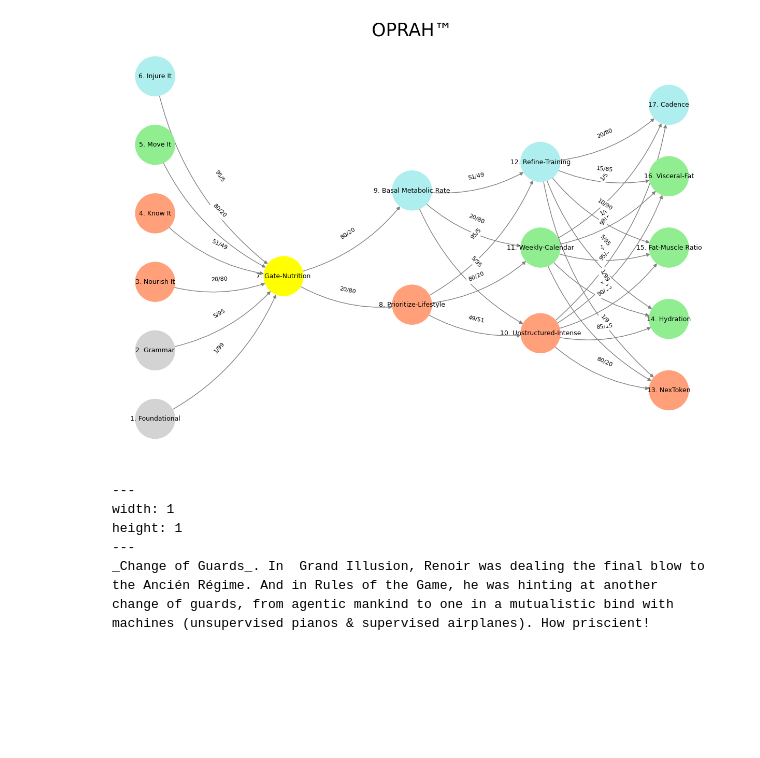
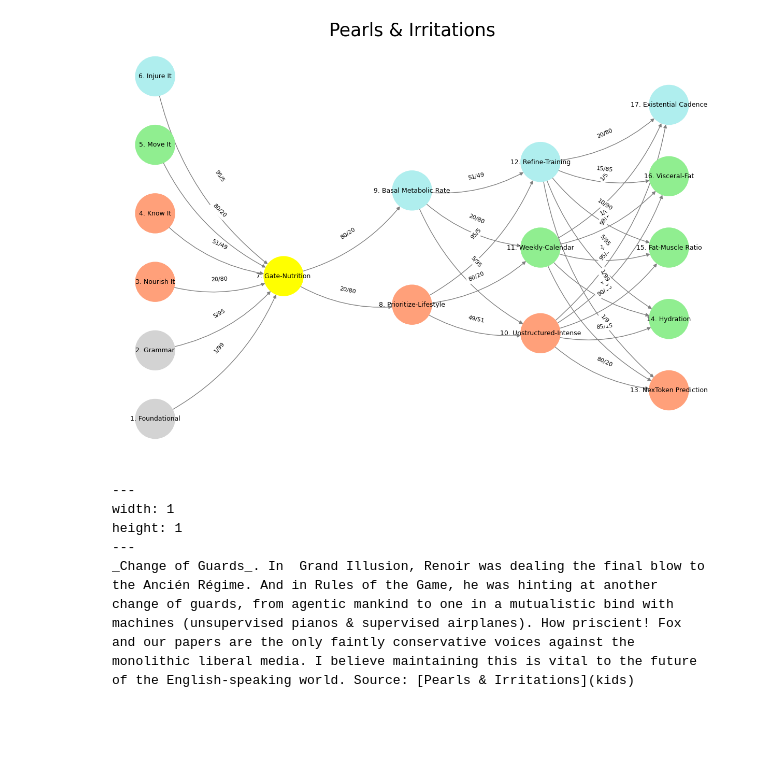
Before and after one commit to abikesa/valuechain, a Jupyter notebook: _sources/act2/chapter3.ipynb, the cells around one changed output. Saved outputs shown, nothing was run; the diff lists cells and outputs as text; code cells hidden in the pictures; blank space fills up the shorter version.

````diff
--- a/_sources/act2/chapter3.ipynb
+++ b/_sources/act2/chapter3.ipynb
@@ -116,16 +116,16 @@ def define_layers():
         'Voir': ['Gate-Nutrition'],
         'Choisis': ['Prioritize-Lifestyle', 'Basal Metabolic Rate'],
         'Deviens': ['Unstructured-Intense', 'Weekly-Calendar', 'Refine-Training'],
-        "M'èléve": ['NexToken', 'Hydration', 'Fat-Muscle Ratio', 'Visceral-Fat', 'Cadence']
+        "M'èléve": ['NexToken Prediction', 'Hydration', 'Fat-Muscle Ratio', 'Visceral-Fat', 'Existential Cadence']
     }
 
 # Assign colors to nodes
 def assign_colors():
     color_map = {
         'yellow': ['Gate-Nutrition'],
-        'paleturquoise': ['Injure It', 'Basal Metabolic Rate', 'Refine-Training', 'Cadence'],
+        'paleturquoise': ['Injure It', 'Basal Metabolic Rate', 'Refine-Training', 'Existential Cadence'],
         'lightgreen': ["Move It", 'Weekly-Calendar', 'Hydration', 'Visceral-Fat', 'Fat-Muscle Ratio'],
-        'lightsalmon': ['Nourish It', 'Know It', 'Prioritize-Lifestyle', 'Unstructured-Intense', 'NexToken'],
+        'lightsalmon': ['Nourish It', 'Know It', 'Prioritize-Lifestyle', 'Unstructured-Intense', 'NexToken Prediction'],
     }
     return {node: color for color, nodes in color_map.items() for node in nodes}
 
@@ -146,21 +146,21 @@ def define_edges():
         ('Basal Metabolic Rate', 'Unstructured-Intense'): '5/95',
         ('Basal Metabolic Rate', 'Weekly-Calendar'): '20/80',
         ('Basal Metabolic Rate', 'Refine-Training'): '51/49',
-        ('Unstructured-Intense', 'NexToken'): '80/20',
+        ('Unstructured-Intense', 'NexToken Prediction'): '80/20',
         ('Unstructured-Intense', 'Hydration'): '85/15',
         ('Unstructured-Intense', 'Fat-Muscle Ratio'): '90/10',
         ('Unstructured-Intense', 'Visceral-Fat'): '95/5',
-        ('Unstructured-Intense', 'Cadence'): '99/1',
-        ('Weekly-Calendar', 'NexToken'): '1/9',
+        ('Unstructured-Intense', 'Existential Cadence'): '99/1',
+        ('Weekly-Calendar', 'NexToken Prediction'): '1/9',
         ('Weekly-Calendar', 'Hydration'): '1/8',
         ('Weekly-Calendar', 'Fat-Muscle Ratio'): '1/7',
         ('Weekly-Calendar', 'Visceral-Fat'): '1/6',
-        ('Weekly-Calendar', 'Cadence'): '1/5',
-        ('Refine-Training', 'NexToken'): '1/99',
+        ('Weekly-Calendar', 'Existential Cadence'): '1/5',
+        ('Refine-Training', 'NexToken Prediction'): '1/99',
         ('Refine-Training', 'Hydration'): '5/95',
         ('Refine-Training', 'Fat-Muscle Ratio'): '10/90',
         ('Refine-Training', 'Visceral-Fat'): '15/85',
-        ('Refine-Training', 'Cadence'): '20/80'
+        ('Refine-Training', 'Existential Cadence'): '20/80'
     }
 
 # Calculate positions for nodes
@@ -188,35 +188,35 @@ def visualize_nn():
     # Add nodes with new numbered labels and assign positions
     for i, (layer_name, nodes) in enumerate(layers.items()):
         positions = calculate_positions(nodes, x_offset=i * 2)
         for node, position in zip(nodes, positions):
             new_node = mapping[node]
             G.add_node(new_node, layer=layer_name)
             pos[new_node] = position
             node_colors.append(colors.get(node, 'lightgray'))
 
     # Add edges with updated node labels
     for (source, target), weight in edges.items():
         if source in mapping and target in mapping:
             new_source = mapping[source]
             new_target = mapping[target]
             G.add_edge(new_source, new_target, weight=weight)
 
     # Draw the graph
     plt.figure(figsize=(12, 8))
     edges_labels = {(u, v): d["weight"] for u, v, d in G.edges(data=True)}
 
     nx.draw(
         G, pos, with_labels=True, node_color=node_colors, edge_color='gray',
         node_size=3000, font_size=9, connectionstyle="arc3,rad=0.2"
     )
     nx.draw_networkx_edge_labels(G, pos, edge_labels=edges_labels, font_size=8)
-    plt.title("OPRAH™", fontsize=25)
+    plt.title("Pearls & Irritations", fontsize=25)
     plt.show()
 
 # Run the visualization
 visualize_nn()
 # %% [output]
-[figure, old version]
+[figure, new version]
 # %% [markdown]
 
 
@@ -225,7 +225,7 @@ visualize_nn()
 width: 1
 height: 1
 ---
-_Change of Guards_. In  Grand Illusion, Renoir was dealing the final blow to the Ancién Régime. And in Rules of the Game, he was hinting at another change of guards, from agentic mankind to one in a mutualistic bind with machines (unsupervised pianos & supervised airplanes). How priscient!
+_Change of Guards_. In  Grand Illusion, Renoir was dealing the final blow to the Ancién Régime. And in Rules of the Game, he was hinting at another change of guards, from agentic mankind to one in a mutualistic bind with machines (unsupervised pianos & supervised airplanes). How priscient! Fox and our papers are the only faintly conservative voices against the monolithic liberal media. I believe maintaining this is vital to the future of the English-speaking world. Source: [Pearls & Irritations](kids)
 ```
 # %% [markdown]
 #
````
Also changed, not shown: 12 other files.
